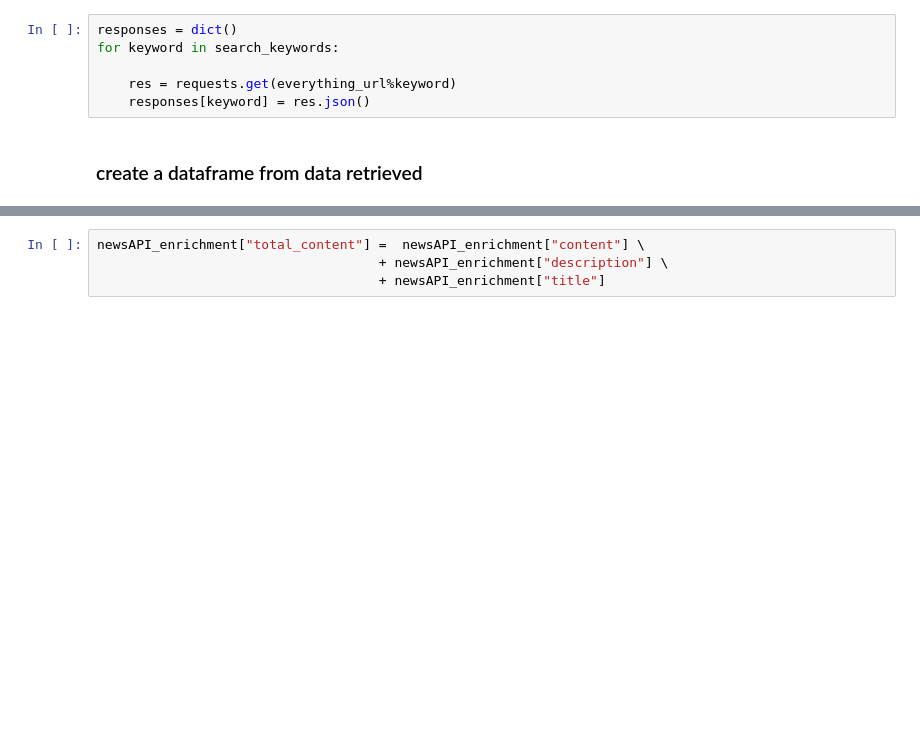
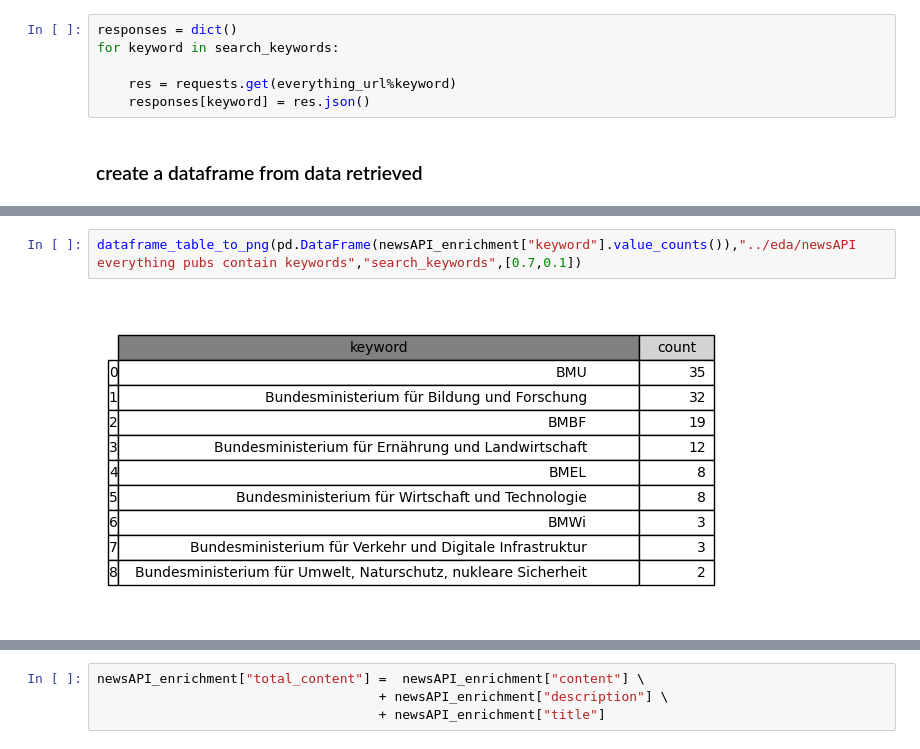
Before and after one commit to isaacduong/BMBF, a Jupyter notebook: eda/newsapi_data_enrichment (2. notebook).ipynb, the cells around one changed output, grey strips where cells are left out. Drawn from its saved outputs; the diff is of its cells as text; blank space fills up the shorter version.

```diff
--- a/eda/newsapi_data_enrichment (2. notebook).ipynb
+++ b/eda/newsapi_data_enrichment (2. notebook).ipynb
@@ -82,4 +84,8 @@ Bundesministerium für Verkehr und Digitale Infrastruktur     1
 Name: count, dtype: int64
+# %%
+dataframe_table_to_png(pd.DataFrame(newsAPI_enrichment["keyword"].value_counts()),"../eda/newsAPI everything pubs contain keywords","search_keywords",[0.7,0.1])
+# %% [output]
+[figure, added]
 # %%
 newsAPI_enrichment.shape
 # %% [output]
```
Also changed, not shown: parts of 11 cells of this notebook, 13 other files.
